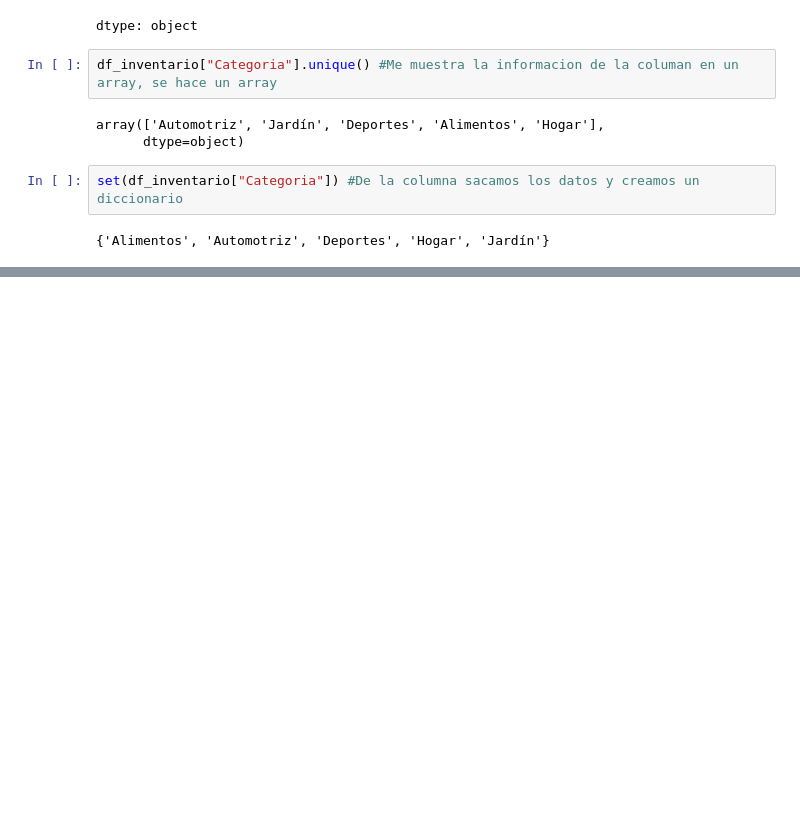
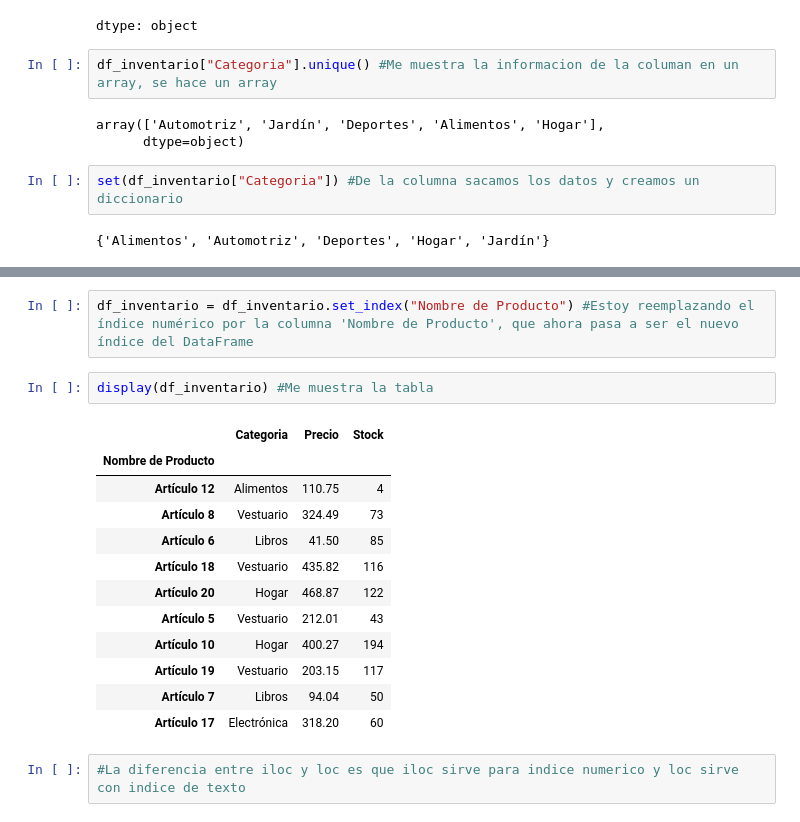
Before and after one commit to Rafael-Diaz-O/Python_pratica, a Jupyter notebook: Untitled3.ipynb, the cells around one changed output, grey strips where cells are left out. Cells and saved outputs as stored; diff of their text form; blank space fills up the shorter version.

```diff
--- a/Untitled3.ipynb
+++ b/Untitled3.ipynb
@@ -1365,0 +1458,19 @@ set(df_inventario["Categoria"]) #De la columna sacamos los datos y creamos un di
+# %%
+df_inventario = df_inventario.set_index("Nombre de Producto") #Estoy reemplazando el índice numérico por la columna 'Nombre de Producto', que ahora pasa a ser el nuevo índice del DataFrame
+# %%
+display(df_inventario) #Me muestra la tabla
+# %% [output]
+|  | Categoria | Precio | Stock |
+| Nombre de Producto |  |  |  |
+| Artículo 12 | Alimentos | 110.75 | 4 |
+| Artículo 8 | Vestuario | 324.49 | 73 |
+| Artículo 6 | Libros | 41.50 | 85 |
+| Artículo 18 | Vestuario | 435.82 | 116 |
+| Artículo 20 | Hogar | 468.87 | 122 |
+| Artículo 5 | Vestuario | 212.01 | 43 |
+| Artículo 10 | Hogar | 400.27 | 194 |
+| Artículo 19 | Vestuario | 203.15 | 117 |
+| Artículo 7 | Libros | 94.04 | 50 |
+| Artículo 17 | Electrónica | 318.20 | 60 |
+# %%
+#La diferencia entre iloc y loc es que iloc sirve para indice numerico y loc sirve con indice de texto
```
Also changed, not shown: parts of 16 cells of this notebook.
